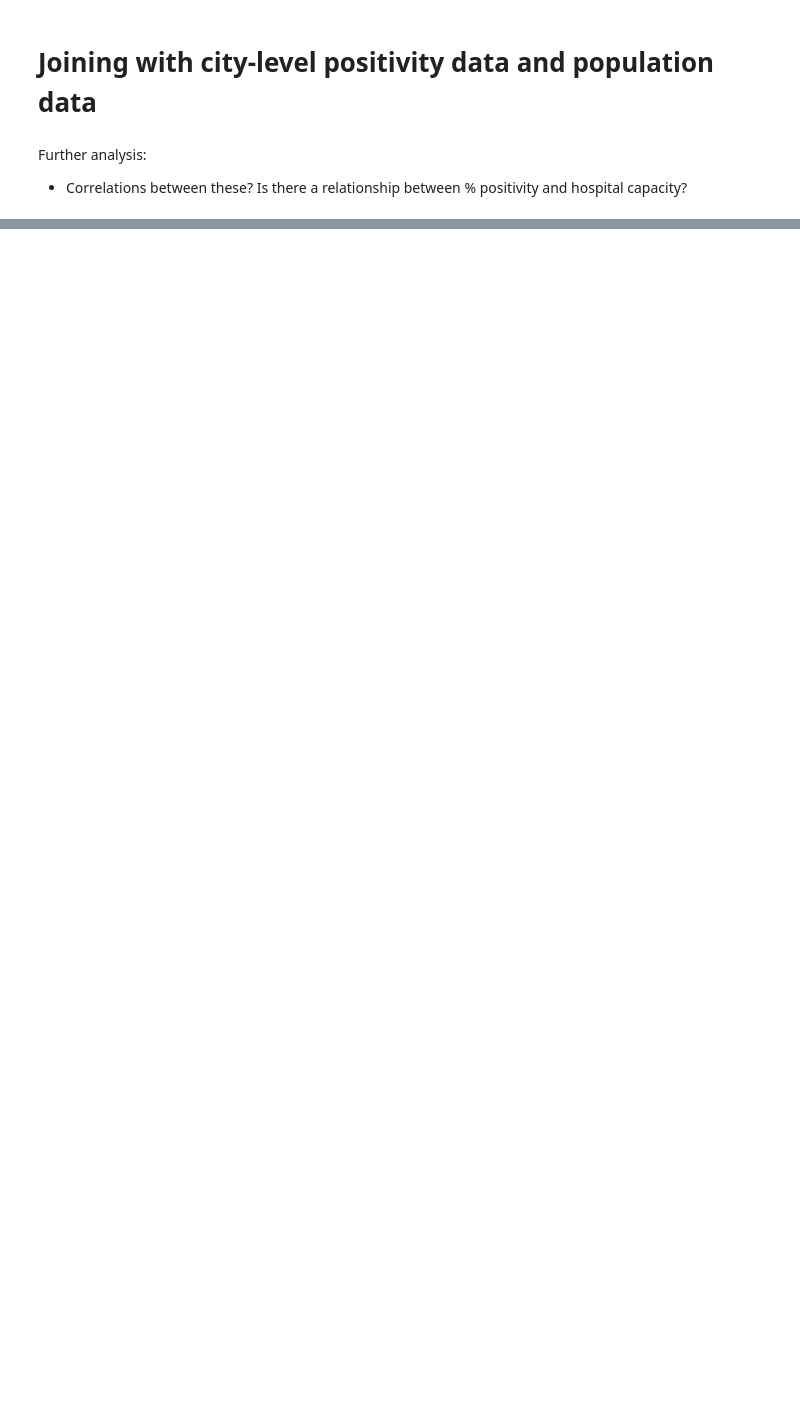
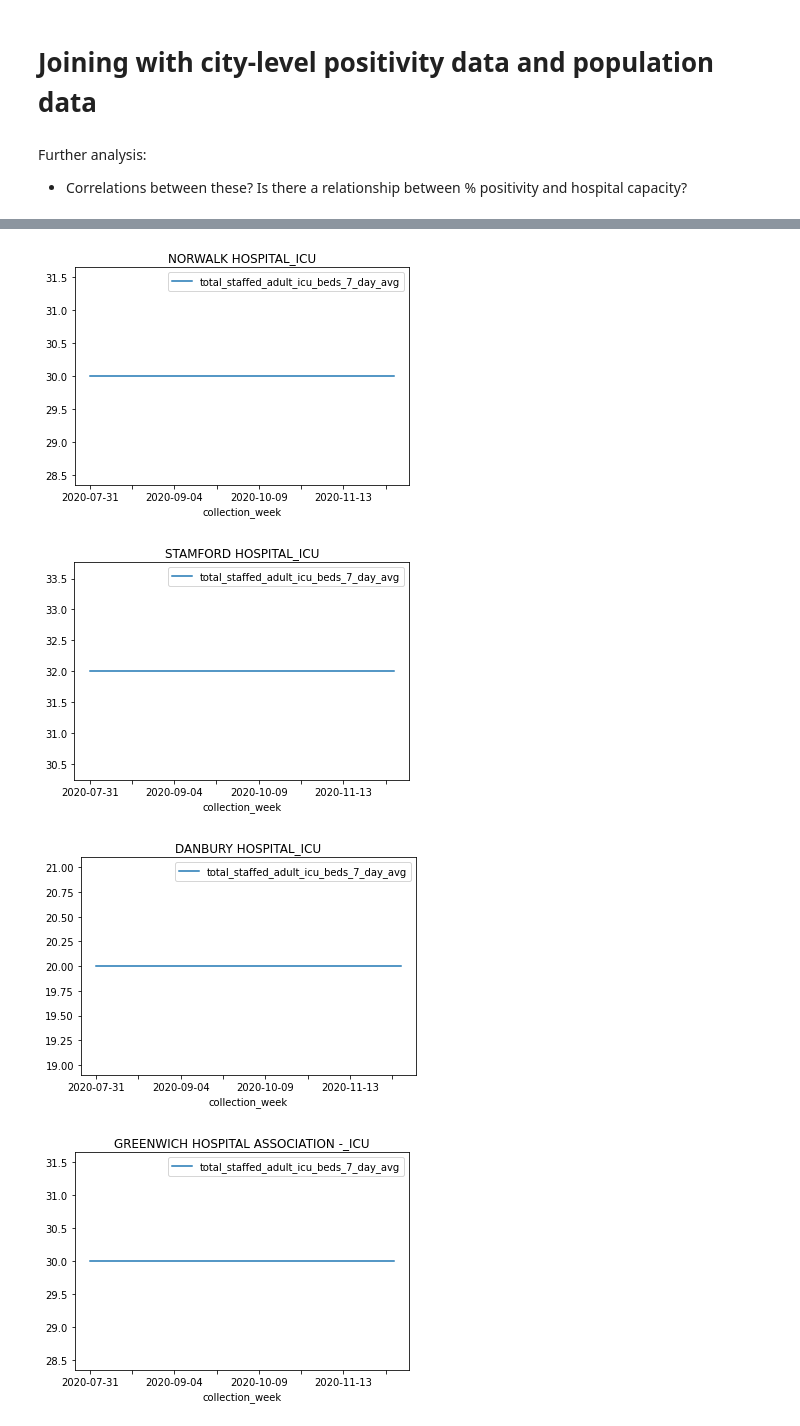
Before and after one commit to kpananjady/Hospital_capacity, a Jupyter notebook: Hospital Capacity - Facility Level.ipynb, the cells around one changed output, grey strips where cells are left out. Drawn from its saved outputs; the diff is of its cells as text; code cells hidden in the pictures; blank space fills up the shorter version.

```diff
--- a/Hospital Capacity - Facility Level.ipynb
+++ b/Hospital Capacity - Facility Level.ipynb
@@ -252,0 +264,15 @@ df_covid_by_hosp.merge(df_pop_pos, left_on='city', right_on='town')
+# %%
+for name in list(df_ct['hospital_name'].unique()):
+#     print(name)
+    df_mary = df_ct[df_ct['hospital_name'].str.contains(name)]
+ #   print('inpatient')
+   # ax = df_mary.sort_values(by='collection_week').plot(x='collection_week',y='inpatient_beds_7_day_avg')
+   # ax.set_title(f'{name}_inpatient')
+  #  print('ICUs')
+    ax = df_mary.sort_values(by='collection_week').plot(x='collection_week',y='total_staffed_adult_icu_beds_7_day_avg')
+    ax.set_title(f'{name}_ICU')
+# %% [output]
+[figure, added]
+[figure, added]
+[figure, added]
+[figure, added]
```
Also changed, not shown: parts of 22 cells of this notebook, 1 other file.
